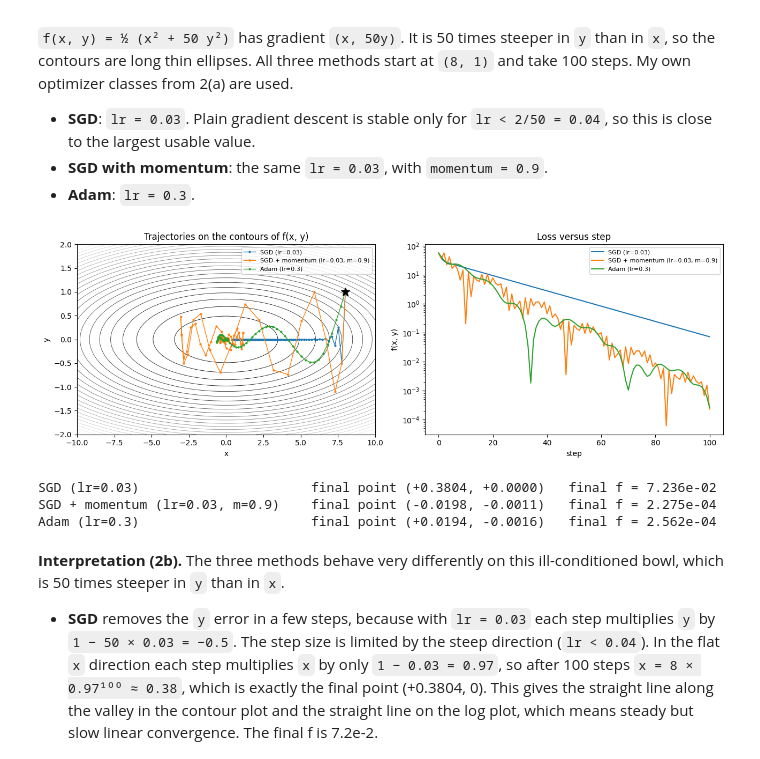
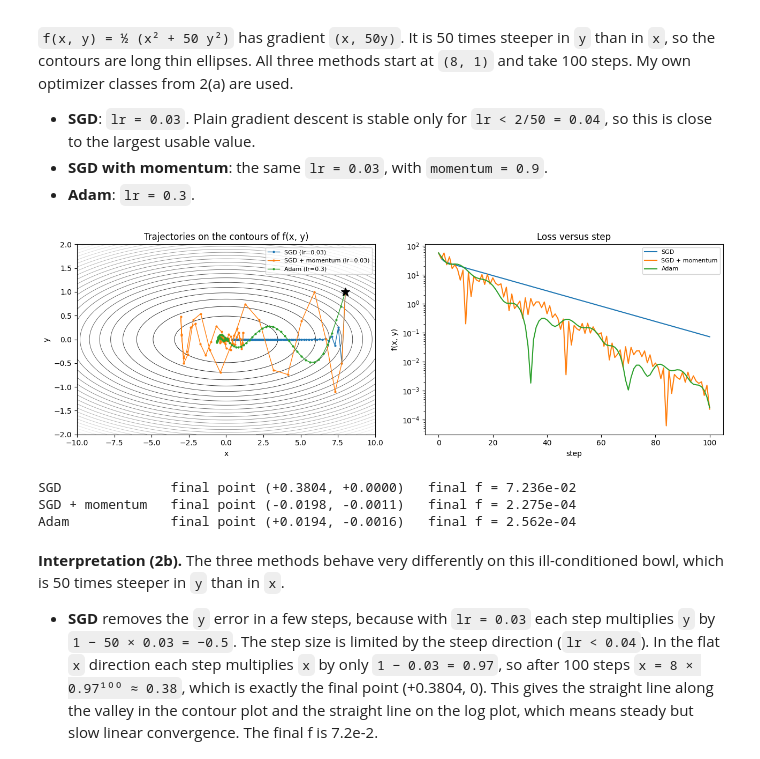
Before and after one commit to john-praveen/EN4554-Assignment-2, a Jupyter notebook: EN4554_A2_CNN.ipynb, the cells around one changed output. Drawn from its saved outputs; the diff is of its cells as text; code cells hidden in the pictures.

```diff
--- a/EN4554_A2_CNN.ipynb
+++ b/EN4554_A2_CNN.ipynb
@@ -25,7 +31,8 @@ cuda
 from datasets import load_dataset
 
 train_data = load_dataset('uoft-cs/cifar10', split='train')
-X = torch.tensor(np.stack([np.array(im) for im in train_data['img']])).permute(0, 3, 1, 2).float() / 255
+images = [np.array(img) for img in train_data['img']]
+X = torch.tensor(np.stack(images)).permute(0, 3, 1, 2).float() / 255
 y = torch.tensor(train_data['label'])
 
 perm = torch.randperm(50000)
@@ -33,9 +40,12 @@ X_tr, y_tr = X[perm[:45000]], y[perm[:45000]]
 X_va, y_va = X[perm[45000:]], y[perm[45000:]]
 
 mean = X_tr.mean(dim=(0, 2, 3), keepdim=True)
-std  = X_tr.std(dim=(0, 2, 3), keepdim=True)
-X_tr = ((X_tr - mean) / std).to(device); y_tr = y_tr.to(device)
-X_va = ((X_va - mean) / std).to(device); y_va = y_va.to(device)
+std = X_tr.std(dim=(0, 2, 3), keepdim=True)
+
+X_tr = ((X_tr - mean) / std).to(device)
+X_va = ((X_va - mean) / std).to(device)
+y_tr = y_tr.to(device)
+y_va = y_va.to(device)
 print(X_tr.shape, X_va.shape)
 # %% [output]
 Error while fetching `HF_TOKEN` secret value from your vault: 'Requesting secret HF_TOKEN timed out. Secrets can only be fetched when running from the Colab UI.'.
@@ -335,6 +406,13 @@ class MyAdam(torch.optim.Optimizer):
                 m_hat = state['m'] / (1 - b1 ** t)
                 v_hat = state['v'] / (1 - b2 ** t)
                 p.addcdiv_(m_hat, v_hat.sqrt().add_(group['eps']), value=-group['lr'])
+
+def make_optimizer(name, params, lr):
+    if name == 'SGD':
+        return MySGD(params, lr=lr)
+    if name == 'SGD + momentum':
+        return MySGD(params, lr=lr, momentum=0.9)
+    return MyAdam(params, lr=lr)
 # %%
 import copy
 
@@ -378,45 +467,58 @@ Adam (lr=1e-2)                     max |difference| = 3.43e-07   max weight chan
 - **SGD with momentum**: the same `lr = 0.03`, with `momentum = 0.9`.
 - **Adam**: `lr = 0.3`.
 # %%
-def run_trajectory(make_opt, steps=100, start=(8.0, 1.0)):
+lr_2b = {'SGD': 0.03, 'SGD + momentum': 0.03, 'Adam': 0.3}
+
+def run_trajectory(name, steps=100, start=(8.0, 1.0)):
     p = torch.tensor(start, requires_grad=True)
-    opt = make_opt([p])
+    opt = make_optimizer(name, [p], lr_2b[name])
     path = [p.detach().clone().numpy()]
     for _ in range(steps):
         f = 0.5 * (p[0] ** 2 + 50 * p[1] ** 2)
         opt.zero_grad()
         f.backward()
         opt.step()
         path.append(p.detach().clone().numpy())
     return np.array(path)
 
-f_np = lambda xy: 0.5 * (xy[..., 0] ** 2 + 50 * xy[..., 1] ** 2)
+def f_values(path):
+    return 0.5 * (path[:, 0] ** 2 + 50 * path[:, 1] ** 2)
 
-methods = {
-    'SGD (lr=0.03)':                    lambda ps: MySGD(ps, lr=0.03),
-    'SGD + momentum (lr=0.03, m=0.9)':  lambda ps: MySGD(ps, lr=0.03, momentum=0.9),
-    'Adam (lr=0.3)':                    lambda ps: MyAdam(ps, lr=0.3),
-}
-paths = {name: run_trajectory(make) for name, make in methods.items()}
+paths = {}
+for name in lr_2b:
+    paths[name] = run_trajectory(name)
 
 gx, gy = np.meshgrid(np.linspace(-10, 10, 400), np.linspace(-2, 2, 400))
+gz = 0.5 * (gx ** 2 + 50 * gy ** 2)
+
 fig, ax = plt.subplots(1, 2, figsize=(13, 4.5))
-ax[0].contour(gx, gy, 0.5 * (gx ** 2 + 50 * gy ** 2), levels=25, cmap='gray', linewidths=.6)
-for name, path in paths.items():
-    ax[0].plot(path[:, 0], path[:, 1], marker='.', markersize=4, linewidth=1, label=name)
-ax[0].plot(*paths['SGD (lr=0.03)'][0], 'k*', markersize=12)
-ax[0].set(xlabel='x', ylabel='y', title='Trajectories on the contours of f(x, y)'); ax[0].legend(fontsize=8)
-for name, path in paths.items():
-    ax[1].semilogy(f_np(path) + 1e-12, label=name)
-ax[1].set(xlabel='step', ylabel='f(x, y)', title='Loss versus step'); ax[1].legend(fontsize=8)
-plt.tight_layout(); plt.show()
-for name, path in paths.items():
-    print(f'{name:34s} final point ({path[-1, 0]:+.4f}, {path[-1, 1]:+.4f})   final f = {f_np(path[-1]):.3e}')
+ax[0].contour(gx, gy, gz, levels=25, cmap='gray', linewidths=0.6)
+for name in paths:
+    label = f'{name} (lr={lr_2b[name]})'
+    ax[0].plot(paths[name][:, 0], paths[name][:, 1], marker='.', markersize=4, linewidth=1, label=label)
+ax[0].plot(8, 1, 'k*', markersize=12)
+ax[0].set_xlabel('x')
+ax[0].set_ylabel('y')
+ax[0].set_title('Trajectories on the contours of f(x, y)')
+ax[0].legend(fontsize=8)
+
+for name in paths:
+    ax[1].semilogy(f_values(paths[name]) + 1e-12, label=name)
+ax[1].set_xlabel('step')
+ax[1].set_ylabel('f(x, y)')
+ax[1].set_title('Loss versus step')
+ax[1].legend(fontsize=8)
+plt.tight_layout()
+plt.show()
+
+for name in paths:
+    final = paths[name][-1]
+    print(f'{name:16s} final point ({final[0]:+.4f}, {final[1]:+.4f})   final f = {f_values(paths[name])[-1]:.3e}')
 # %% [output]
-[figure, old version]
+[figure, new version]
-SGD (lr=0.03)                      final point (+0.3804, +0.0000)   final f = 7.236e-02
-SGD + momentum (lr=0.03, m=0.9)    final point (-0.0198, -0.0011)   final f = 2.275e-04
-Adam (lr=0.3)                      final point (+0.0194, -0.0016)   final f = 2.562e-04
+SGD              final point (+0.3804, +0.0000)   final f = 7.236e-02
+SGD + momentum   final point (-0.0198, -0.0011)   final f = 2.275e-04
+Adam             final point (+0.0194, -0.0016)   final f = 2.562e-04
 # %% [markdown]
 **Interpretation (2b).** The three methods behave very differently on this ill-conditioned bowl, which is 50 times steeper in `y` than in `x`.
 
```
Also changed, not shown: parts of 16 cells of this notebook.
